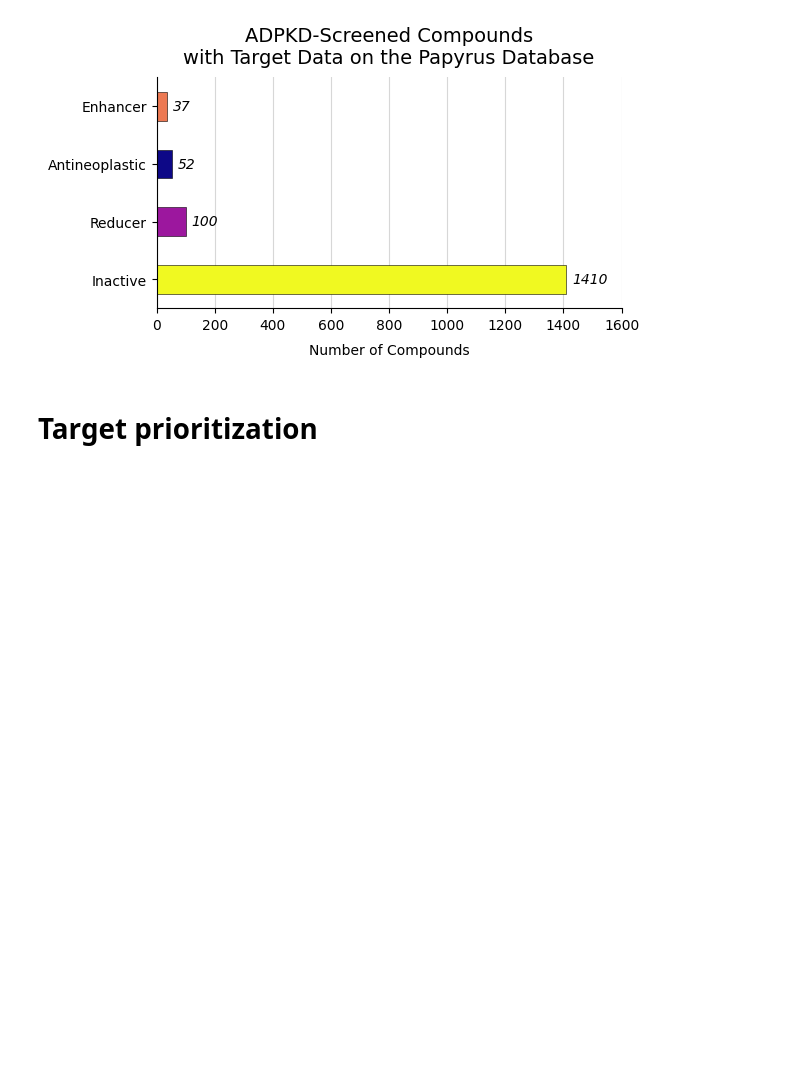
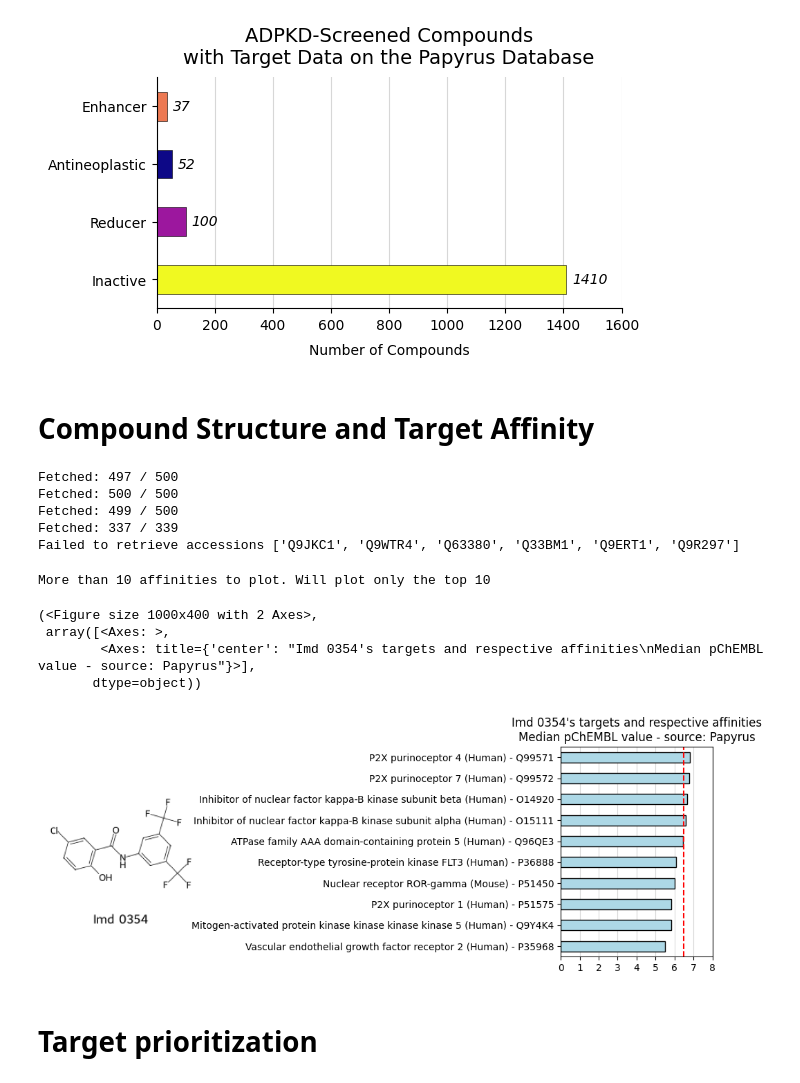
Before and after one commit to CDDLeiden/cyst-to-target-and-back, a Jupyter notebook: 02_TargetID_and_Prioritization/papyrus_data_linker.ipynb, the cells around one changed output. Cells and saved outputs as stored; diff of their text form; code cells hidden in the pictures; blank space fills up the shorter version.

Commit message:
add compound - target affinity example plot

```diff
--- a/02_TargetID_and_Prioritization/papyrus_data_linker.ipynb
+++ b/02_TargetID_and_Prioritization/papyrus_data_linker.ipynb
@@ -327,6 +327,52 @@ fig.savefig(
 )
 # %% [output]
 [figure]
+# %% [markdown]
+# Compound Structure and Target Affinity
+# %%
+results, failed = linker.addProteinInfo()
+_ = linker.addConnectivityNames(name_col="Compound")
+# %% [output]
+Fetched: 497 / 500
+Fetched: 500 / 500
+Fetched: 499 / 500
+Fetched: 337 / 339
+Failed to retrieve accessions ['Q9JKC1', 'Q9WTR4', 'Q63380', 'Q33BM1', 'Q9ERT1', 'Q9R297']
+# %%
+from chemFilters.img_render import MolPlotter
+
+plotter = MolPlotter(
+    from_smi=True,
+    size=(200, 200),
+    bw=True,
+    bond_line_width=0.75,
+    mol_font_size=12,
+)
+
+
+def bioactivitiesWithStructure(
+    connectivity, _linker, plot_top=10, label_col="nameOrgID", figsize=(10, 4), font_path=None
+):
+    connectivity = connectivity
+    fig, axs = plt.subplots(figsize=(10, 4), ncols=2)
+    _linker.plotTargetsByCompound(connectivity, label_col="nameOrgID", ax=axs[1], plot_top=plot_top)
+
+    subset = _linker.df.query("connectivity == @connectivity")
+    img = plotter.render_mol(subset["SMILES"].tolist()[0], subset["Compound"].tolist()[0])
+    axs[0].imshow(img)
+    axs[0].set_axis_off()
+    plt.tight_layout()
+    return fig, axs
+
+
+bioactivitiesWithStructure("CHILCFMQWMQVAL", _linker=linker)
+# %% [output]
+More than 10 affinities to plot. Will plot only the top 10
+(<Figure size 1000x400 with 2 Axes>,
+ array([<Axes: >,
+        <Axes: title={'center': "Imd 0354's targets and respective affinities\nMedian pChEMBL value - source: Papyrus"}>],
+       dtype=object))
+[figure, added]
 # %% [markdown]
 # Target prioritization
 # %% [markdown]
```
Also changed, not shown: parts of 1 cell of this notebook.
